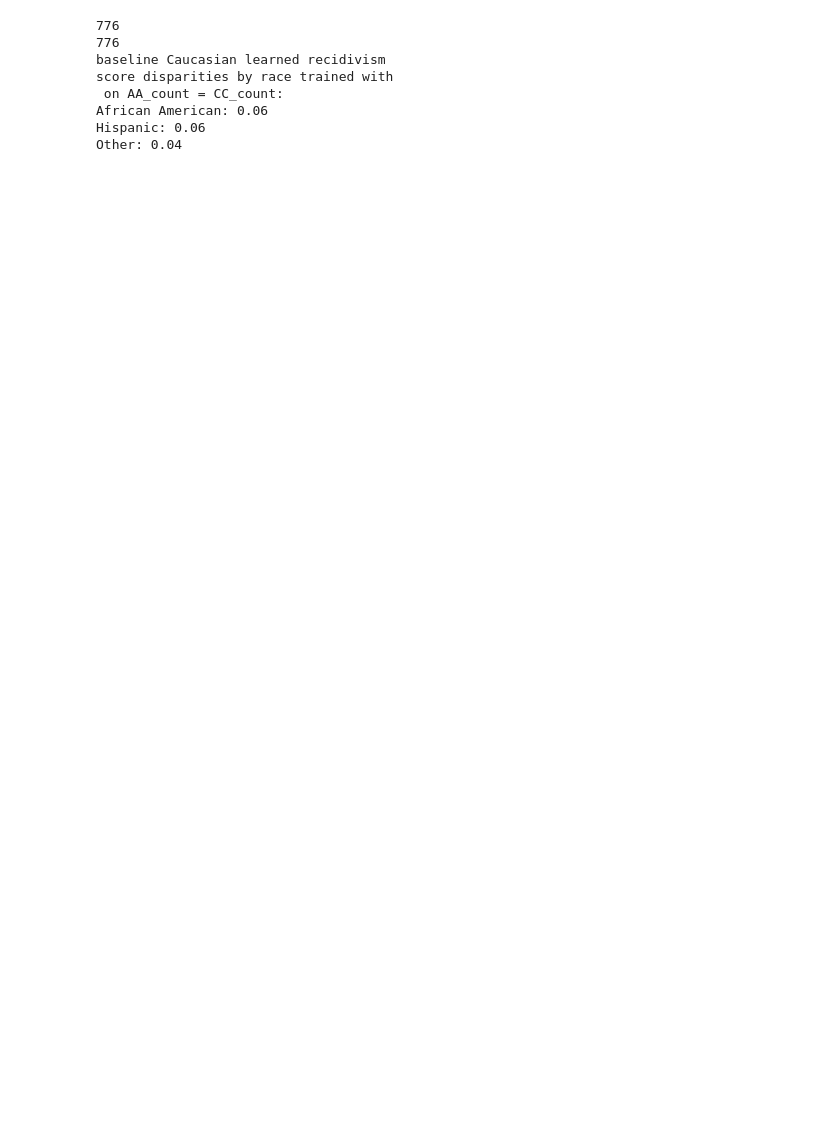
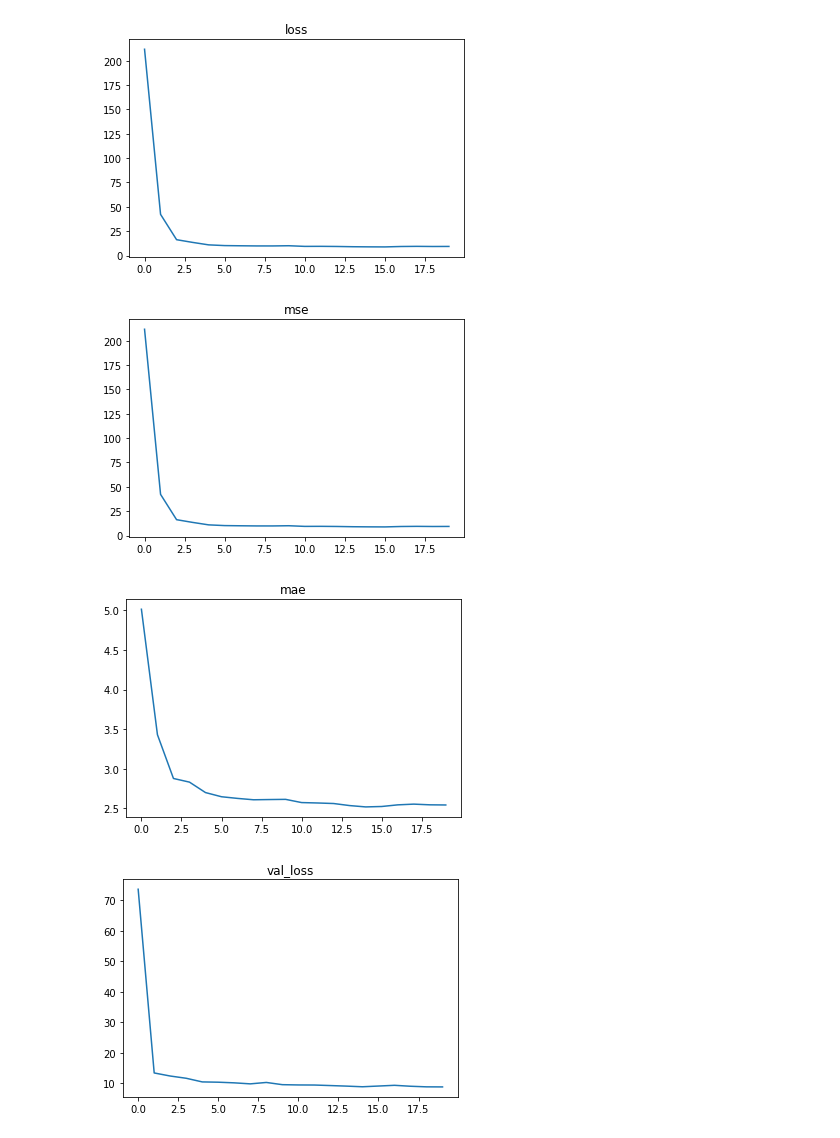
Before and after one commit to jmalubay1/MLBias, a Jupyter notebook: main_notebook.ipynb, the cells around one changed output. Drawn from its saved outputs; the diff is of its cells as text; code cells hidden in the pictures; blank space fills up the shorter version.

Commit message:
final updates to race comparison before transfering over to main branch

```diff
--- a/main_notebook.ipynb
+++ b/main_notebook.ipynb
@@ -110,6 +110,7 @@ def rand_record(sex,age,race,columns):
 
 if __name__ == "__main__":
     start = time.time()
+    nonlin = False # use nonlinear model instead of linear model?
     # root = tkinter.Tk()
     # window = Window(root, read_records())
     # tkinter.mainloop()
@@ -121,9 +122,10 @@ if __name__ == "__main__":
     print('----------------')
 
     compas_model = Model(read_records())
-    #X_test, y_test, history = compas_model.convert_data()
-    X_test, y_test = compas_model.convert_data()
-
+    if nonlin:
+        X_test, y_test, history = compas_model.convert_data()
+    else:
+        X_test, y_test = compas_model.convert_data()
 
     elapsed = time.time() - start
     print("\n\nScript execution time: {} seconds".format(elapsed))
@@ -199,43 +197,33 @@ Other: 0.04
-# %%
-print(len(X_test))
-print(count)
-print("learned recidivism \nscore disparities by race trained with\n on AA_count = CC_count:")
-print("African American: " + str(round(np.mean(recid_avg_race[0]), 2)))
-print("Hispanic: " + str(round(np.mean(recid_avg_race[1]), 2)))
-#print("White: " + str(np.mean(recid_avg_race[2])))
-print("Other: " + str(round(np.mean(recid_avg_race[3]), 2)))
-# %% [output]
-776
-776
-baseline Caucasian learned recidivism
-score disparities by race trained with
- on AA_count = CC_count:
-African American: 0.06
-Hispanic: 0.06
-Other: 0.04
 # %%
-# import matplotlib.pyplot as plt
+# This cell provides training and validation set loss, mse, and mae when training the nonlinear model
+if nonlin:
+    import matplotlib.pyplot as plt
 
-# plt.plot(history.history['loss'])
-# plt.title('loss')
-# plt.show()
+    plt.plot(history.history['loss'])
+    plt.title('loss')
+    plt.show()
 
-# plt.plot(history.history['mse'])
-# plt.title('mse')
-# plt.show()
+    plt.plot(history.history['mse'])
+    plt.title('mse')
+    plt.show()
 
-# plt.plot(history.history['mae'])
-# plt.title('mae')
-# plt.show()
+    plt.plot(history.history['mae'])
+    plt.title('mae')
+    plt.show()
 
-# plt.plot(history.history['val_loss'])
-# plt.title('val_loss')
-# plt.show()
+    plt.plot(history.history['val_loss'])
+    plt.title('val_loss')
+    plt.show()
 
-# plt.plot(history.history['val_mse'])
-# plt.title('val_mse')
-# plt.show()
+    plt.plot(history.history['val_mse'])
+    plt.title('val_mse')
+    plt.show()
 
-# plt.plot(history.history['val_mae'])
-# plt.title('val_mae')
-# plt.show()
+    plt.plot(history.history['val_mae'])
+    plt.title('val_mae')
+    plt.show()
+# %% [output]
+[figure, added]
+[figure, added]
+[figure, added]
+[figure, added]
```
Also changed, not shown: parts of 3 cells of this notebook, 1 other file.
